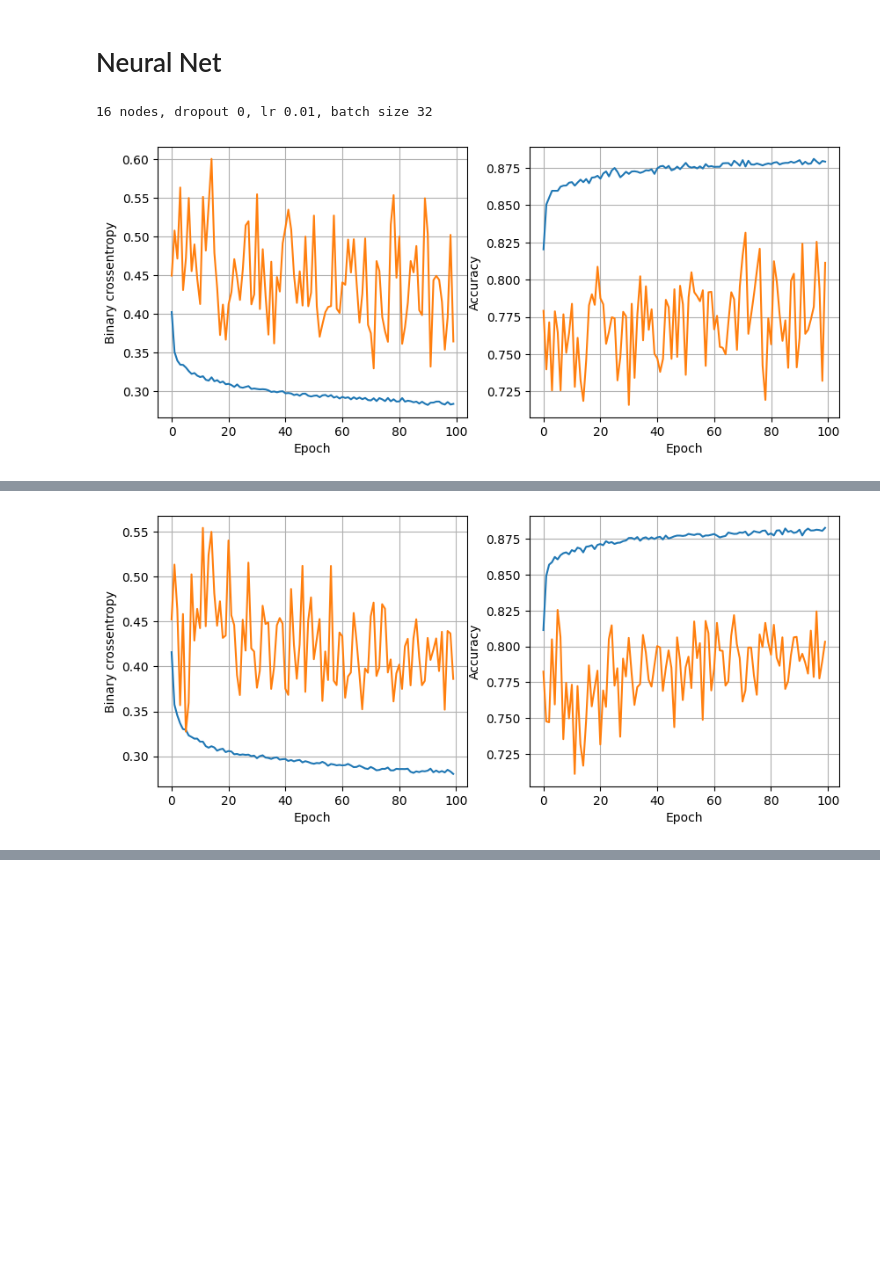
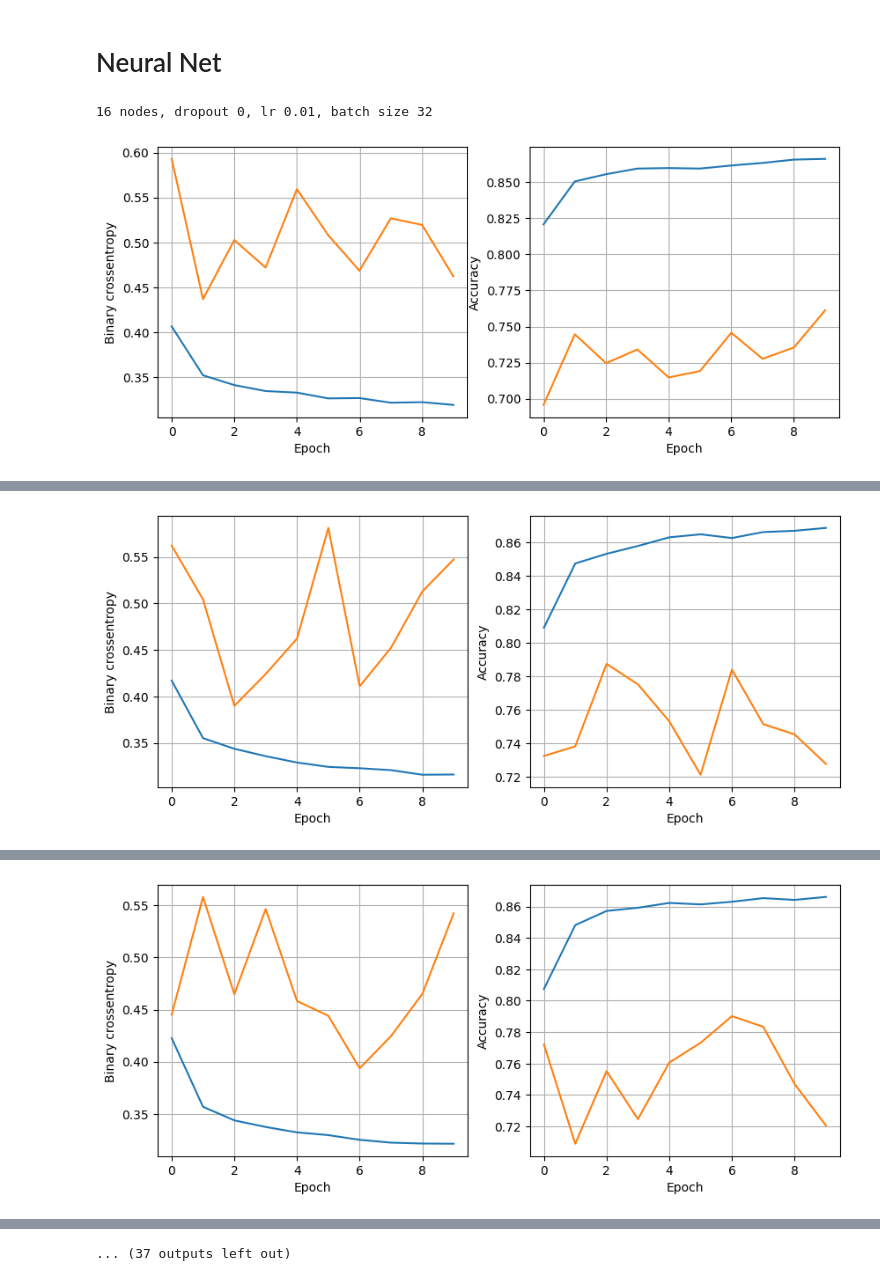
Before and after one commit to alfonsoayalapaloma/machine-learning, a Jupyter notebook: ml_08_neuralnetworks_full.ipynb, the cells around one changed output, grey strips where cells are left out. Cells and saved outputs as stored; diff of their text form; code cells hidden in the pictures; blank space fills up the shorter version.

```diff
--- a/ml_08_neuralnetworks_full.ipynb
+++ b/ml_08_neuralnetworks_full.ipynb
@@ -145,18 +145,18 @@ def train_model(X_train, y_train, num_nodes, dropout_prob, lr, batch_size, epoch
 # %%
 least_val_loss = float('inf')
 least_loss_model = None
-epochs=100
+epochs=10
 for num_nodes in [16, 32]:
   for dropout_prob in[0, 0.2]:
     for lr in [0.01, 0.005, 0.001]:
       for batch_size in [32, 64]:
         print(f"{num_nodes} nodes, dropout {dropout_prob}, lr {lr}, batch size {batch_size}")
         model, history = train_model(X_train, y_train, num_nodes, dropout_prob, lr, batch_size, epochs)
         plot_history(history)
         val_loss = model.evaluate(X_valid, y_valid)[0]
         if val_loss < least_val_loss:
           least_val_loss = val_loss
           least_loss_model = model
 # %% [output]
 16 nodes, dropout 0, lr 0.01, batch size 32
-[figure, old version]
+[figure, new version]
@@ -164,2 +164,2 @@ for num_nodes in [16, 32]:
 16 nodes, dropout 0, lr 0.01, batch size 64
-[figure, old version]
+[figure, new version]
@@ -167 +167,2 @@ for num_nodes in [16, 32]:
 16 nodes, dropout 0, lr 0.005, batch size 32
+[figure, added]
@@ -168,3 +178,4 @@ for num_nodes in [16, 32]:
+... (37 outputs left out)
 # %%
 y_pred = least_loss_model.predict(X_test)
 y_pred = (y_pred > 0.5).astype(int).reshape(-1,)
```
Also changed, not shown: parts of 4 cells of this notebook.
